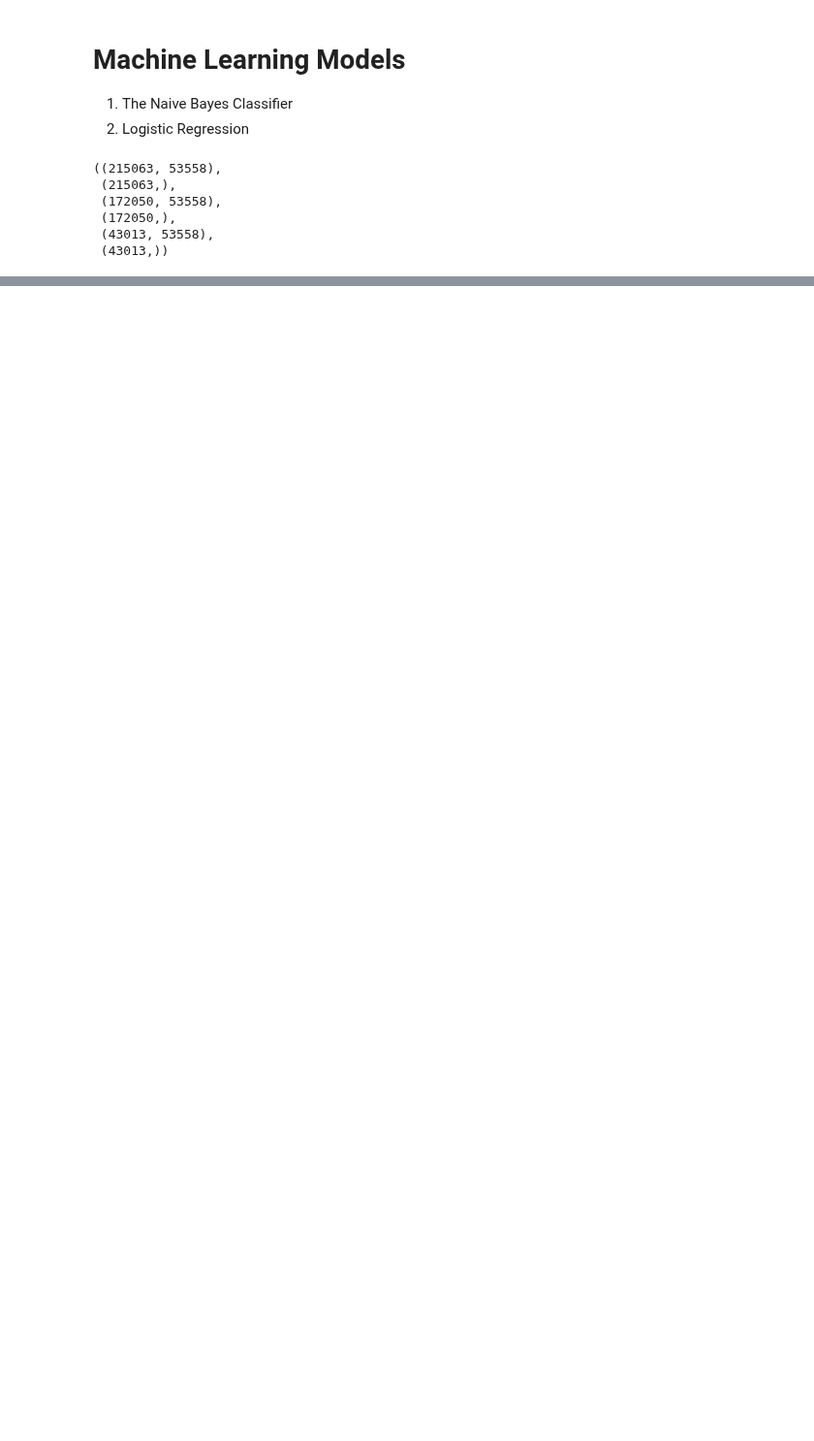
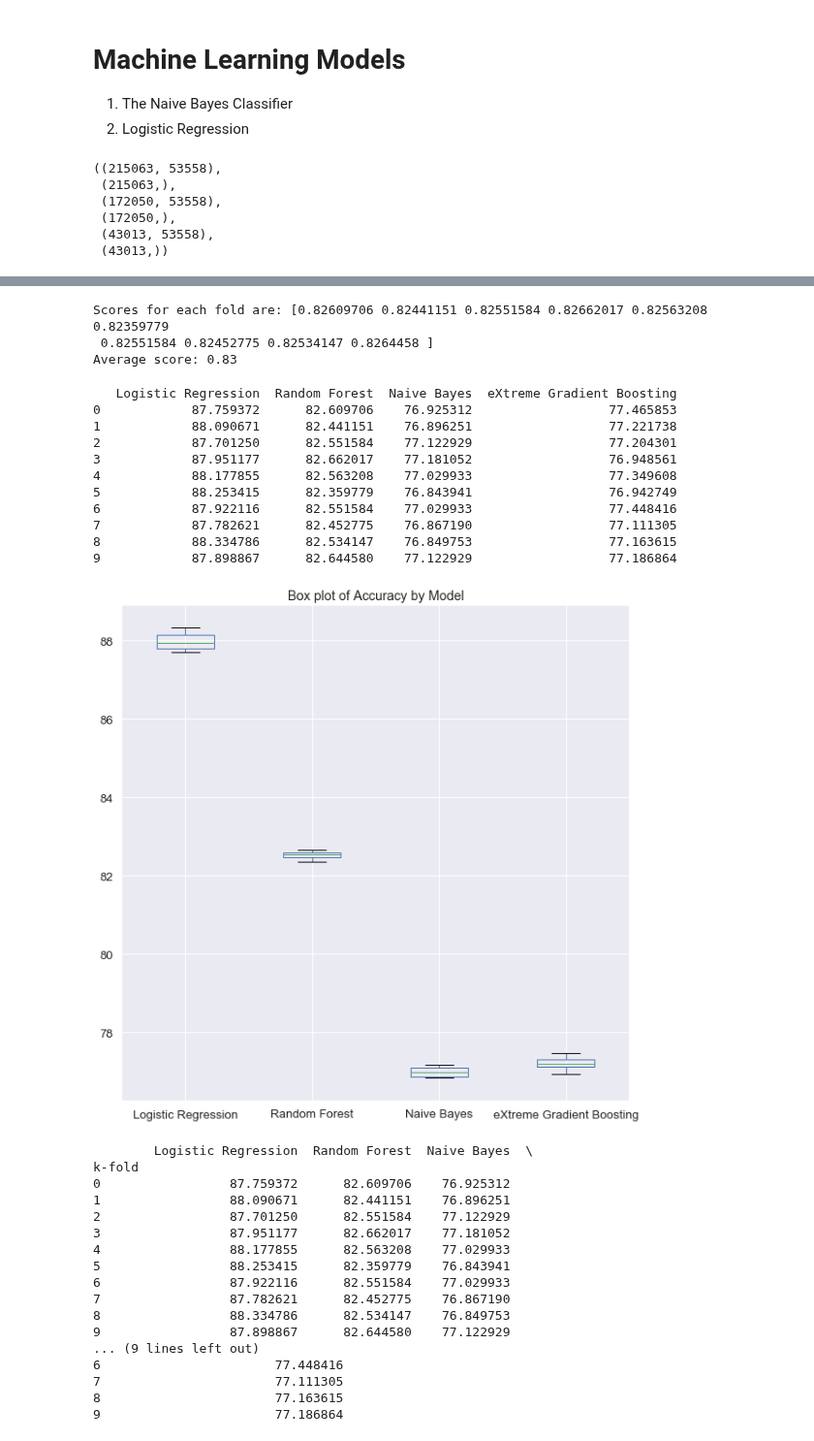
Before and after one commit to vgorrepa/Big_Data_Final_Project, a Jupyter notebook: CIND_820_Project.ipynb, the cells around one changed output, grey strips where cells are left out. Shown at 97% size. Drawn from its saved outputs; the diff is of its cells as text; code cells hidden in the pictures; blank space fills up the shorter version.

```diff
--- a/CIND_820_Project.ipynb
+++ b/CIND_820_Project.ipynb
@@ -447,0 +598,4 @@ weighted avg       0.88      0.88      0.88     43013
+# %%
+score_lin = cross_val_score(linear_model.LogisticRegression(penalty='l2', C=100,max_iter=10000), x_train, y_train, cv= kf, scoring="accuracy")
+print(f'Scores for each fold are: {score_lin}')
+print(f'Average score: {"{:.2f}".format(score_lin.mean())}')
@@ -447,0 +606,4 @@ weighted avg       0.88      0.88      0.88     43013
+# %%
+score_mb = cross_val_score(clf, x_train, y_train, cv= kf, scoring="accuracy")
+print(f'Scores for each fold are: {score_mb}')
+print(f'Average score: {"{:.2f}".format(score_mb.mean())}')
@@ -447,0 +614,5 @@ weighted avg       0.88      0.88      0.88     43013
+# %%
+start = time.time()
+score_xgb = cross_val_score(clf_xgboost, x_train, y_train, cv= kf, scoring="accuracy")
+print(f'Scores for each fold are: {score_xgb}')
+print(f'Average score: {"{:.2f}".format(score_xgb.mean())}')
@@ -447,0 +633,64 @@ weighted avg       0.88      0.88      0.88     43013
+# %%
+score_rfc = cross_val_score(rfc_rating, x_train, y_train, cv= kf, scoring="accuracy")
+print(f'Scores for each fold are: {score_rfc}')
+print(f'Average score: {"{:.2f}".format(score_rfc.mean())}')
+# %% [output]
+Scores for each fold are: [0.82609706 0.82441151 0.82551584 0.82662017 0.82563208 0.82359779
+ 0.82551584 0.82452775 0.82534147 0.8264458 ]
+Average score: 0.83
+# %%
+import pandas as pd
+
+
+# assign data of lists.
+data = { 'Logistic Regression':score_lin*100,'Random Forest':score_rfc*100,'Naive Bayes':score_mb*100,'eXtreme Gradient Boosting':score_xgb*100}
+
+# Create DataFrame
+df = pd.DataFrame(data)
+df.round(decimals = 3)
+df.dtypes
+# Print the output.
+print(df)
+
+
+boxplot = df.boxplot()
+boxplot.plot()
+# Adding title
+plt.title("Box plot of Accuracy by Model")
+
+
+plt.show()
+
+
+df.index.names = ['k-fold']
+print(df)
+# %% [output]
+   Logistic Regression  Random Forest  Naive Bayes  eXtreme Gradient Boosting
+0            87.759372      82.609706    76.925312                  77.465853
+1            88.090671      82.441151    76.896251                  77.221738
+2            87.701250      82.551584    77.122929                  77.204301
+3            87.951177      82.662017    77.181052                  76.948561
+4            88.177855      82.563208    77.029933                  77.349608
+5            88.253415      82.359779    76.843941                  76.942749
+6            87.922116      82.551584    77.029933                  77.448416
+7            87.782621      82.452775    76.867190                  77.111305
+8            88.334786      82.534147    76.849753                  77.163615
+9            87.898867      82.644580    77.122929                  77.186864
+[figure, added]
+        Logistic Regression  Random Forest  Naive Bayes  \
+k-fold
+0                 87.759372      82.609706    76.925312
+1                 88.090671      82.441151    76.896251
+2                 87.701250      82.551584    77.122929
+3                 87.951177      82.662017    77.181052
+4                 88.177855      82.563208    77.029933
+5                 88.253415      82.359779    76.843941
+6                 87.922116      82.551584    77.029933
+7                 87.782621      82.452775    76.867190
+8                 88.334786      82.534147    76.849753
+9                 87.898867      82.644580    77.122929
+... (9 lines left out)
+6                       77.448416
+7                       77.111305
+8                       77.163615
+9                       77.186864
```
Also changed, not shown: parts of 13 cells of this notebook.
